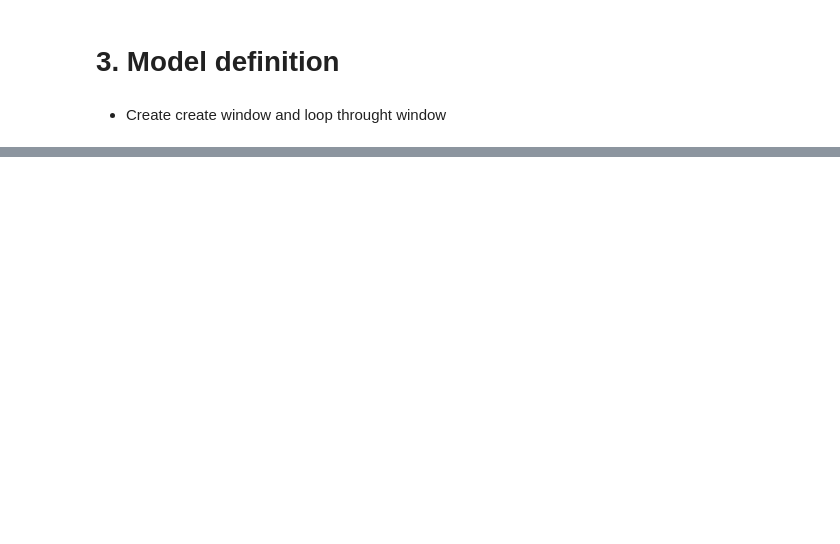
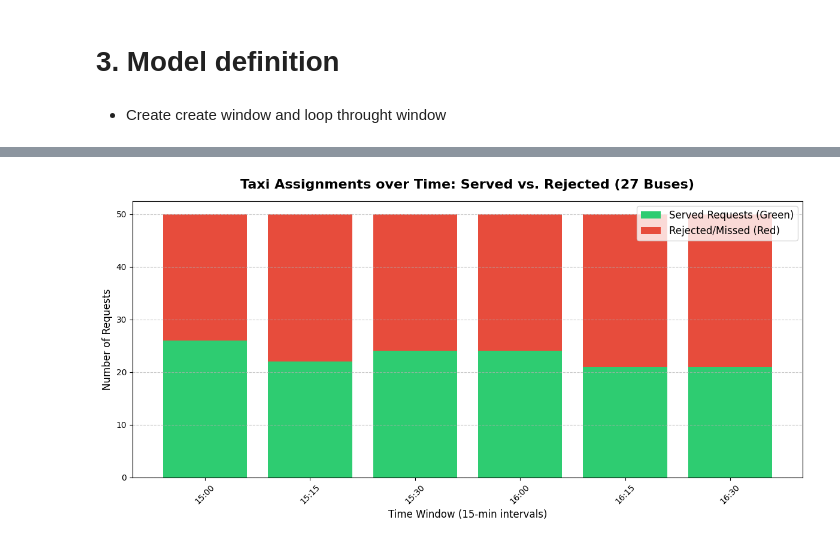
Before and after one commit to arthiu/Semester_Project_Meng_Xu, a Jupyter notebook: Minibus_simulation-main/Semester_project_eugénie.ipynb, the cells around one changed output, grey strips where cells are left out. Cells and saved outputs as stored; diff of their text form; code cells hidden in the pictures; blank space fills up the shorter version.

```diff
--- a/Minibus_simulation-main/Semester_project_eugénie.ipynb
+++ b/Minibus_simulation-main/Semester_project_eugénie.ipynb
@@ -104,15 +88,2 @@ print(od_matrix) """
 # %% [markdown]
 # 2. Define parameters
-# %%
-# Define parameters
-time_window = 30  # minutes for optimization window
-num_buses = 5     # Number of available buses
-bus_capacity =  [4, 6, 8]  # Passengers per bus
-buses = [i for i in range(len(bus_capacity))] # index for buses
-
-# Cost parameters
-b1 = 1.0                    # Weight: TO BE DEFINED
-b2 = 1                      # Weight: TO BE DEFINED
-b3 = 0.5                    # Weight: TO BE DEFINED
-cost_per_bus = [20,50,70]   # Cost per bus per minute of operation
-cost_reject = 100           # Penalty for rejecting a trip
@@ -132,7 +130,7 @@ passengers = np.clip(passengers, 1, 8)
 
 # Helper function: I need to look at what vehicule each group actually need to be assigned to:
 for i, pax in enumerate(passengers):
-    for cap in bus_capacity:
+    for cap in bus_capacities:
         if pax <= cap:
             vehicules[i] = cap
             break # stop at the first bus that fits
@@ -201,0 +353,24 @@ for current_time in time_slots[:-1]: # Exclude last endpoint
+# %%
+# --- 3. CREATE THE PLOT ---
+df_plot = pd.DataFrame(results_data)
+
+fig, ax = plt.subplots(figsize=(12, 6))
+
+# Plot Served (Green) and Missed (Red) stacked on top of each other
+ax.bar(df_plot['Time'], df_plot['Served'], label='Served Requests (Green)', color='#2ecc71')
+ax.bar(df_plot['Time'], df_plot['Missed'], bottom=df_plot['Served'], label='Rejected/Missed (Red)', color='#e74c3c')
+
+# Formatting
+ax.set_title(f'Taxi Assignments over Time: Served vs. Rejected ({len(bus_capacities)} Buses)', fontsize=16, fontweight='bold', pad=15)
+ax.set_xlabel('Time Window (15-min intervals)', fontsize=12)
+ax.set_ylabel('Number of Requests', fontsize=12)
+ax.legend(fontsize=12)
+
+plt.xticks(rotation=45)
+plt.grid(axis='y', linestyle='--', alpha=0.7)
+plt.tight_layout()
+
+# Show the plot
+plt.show()
+# %% [output]
+[figure, added]
```
Also changed, not shown: parts of 9 cells of this notebook.
